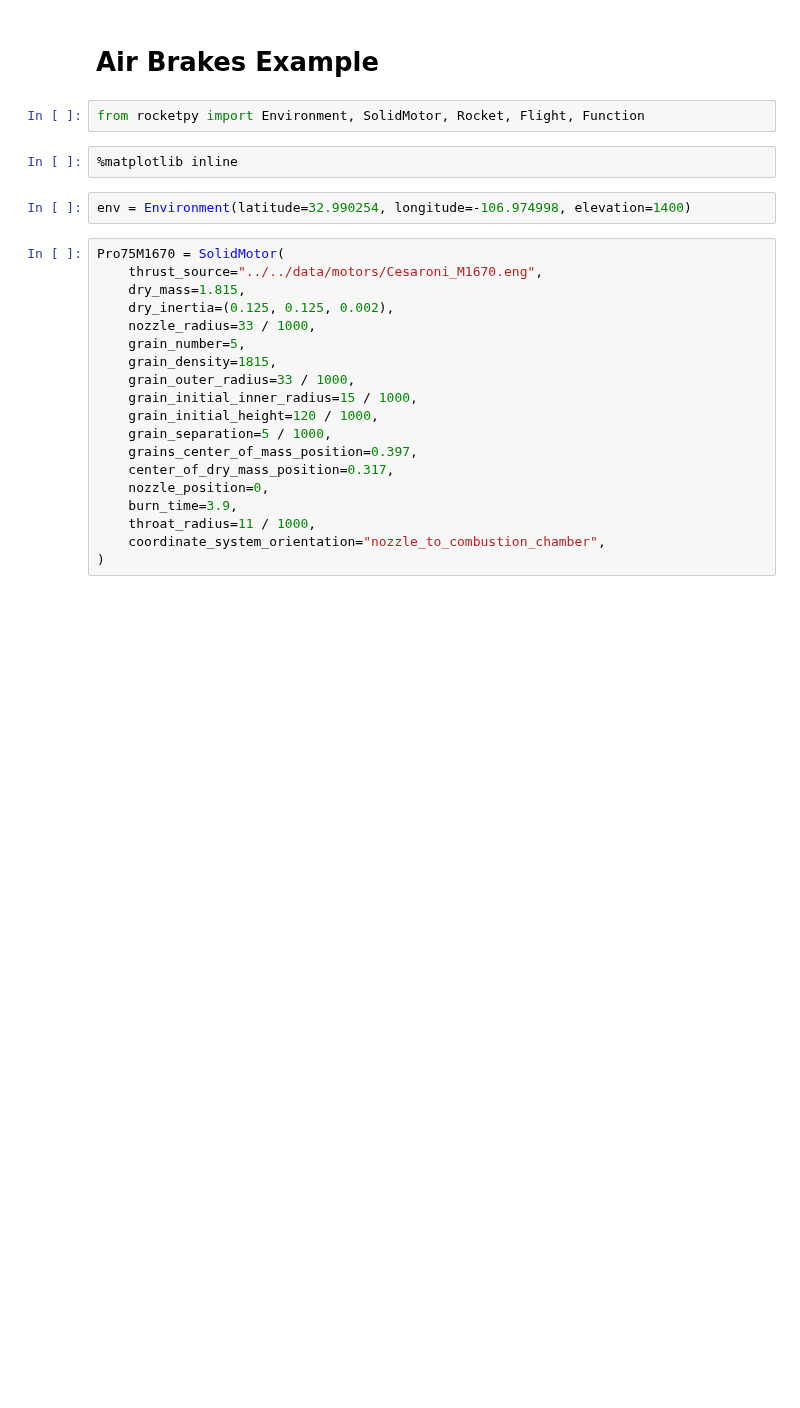
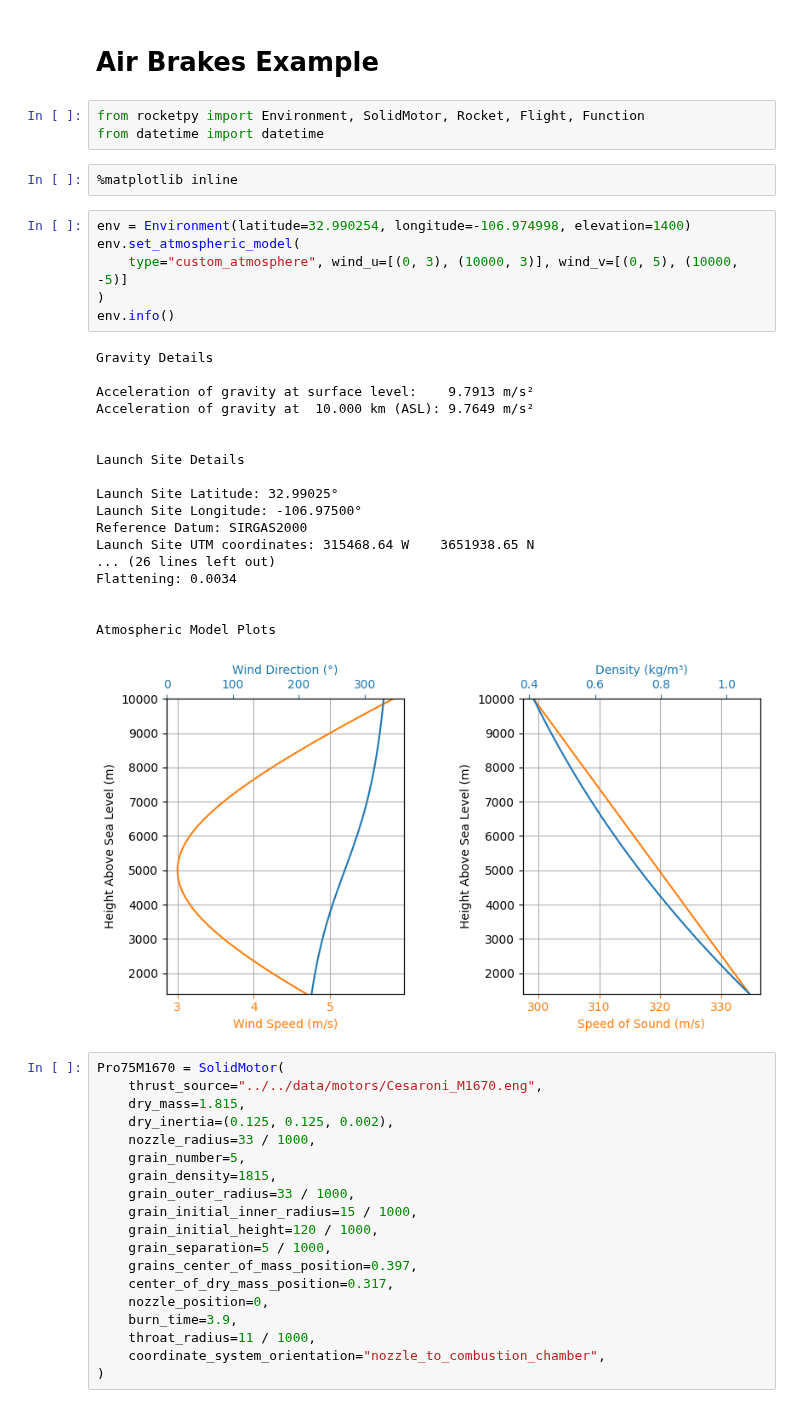
Before and after one commit to RocketPy-Team/RocketPy, a Jupyter notebook: docs/notebooks/air_brakes_example.ipynb, the cells around one changed output. Saved outputs shown, nothing was run; the diff lists cells and outputs as text; blank space fills up the shorter version.

```diff
--- a/docs/notebooks/air_brakes_example.ipynb
+++ b/docs/notebooks/air_brakes_example.ipynb
@@ -2,10 +2,34 @@
 # Air Brakes Example
 # %%
 from rocketpy import Environment, SolidMotor, Rocket, Flight, Function
+from datetime import datetime
 # %%
 %matplotlib inline
 # %%
 env = Environment(latitude=32.990254, longitude=-106.974998, elevation=1400)
+env.set_atmospheric_model(
+    type="custom_atmosphere", wind_u=[(0, 3), (10000, 3)], wind_v=[(0, 5), (10000, -5)]
+)
+env.info()
+# %% [output]
+Gravity Details
+
+Acceleration of gravity at surface level:    9.7913 m/s²
+Acceleration of gravity at  10.000 km (ASL): 9.7649 m/s²
+
+
+Launch Site Details
+
+Launch Site Latitude: 32.99025°
+Launch Site Longitude: -106.97500°
+Reference Datum: SIRGAS2000
+Launch Site UTM coordinates: 315468.64 W    3651938.65 N
+... (26 lines left out)
+Flattening: 0.0034
+
+
+Atmospheric Model Plots
+[figure, added]
 # %%
 Pro75M1670 = SolidMotor(
     thrust_source="../../data/motors/Cesaroni_M1670.eng",
```
Also changed, not shown: parts of 3 cells of this notebook.
